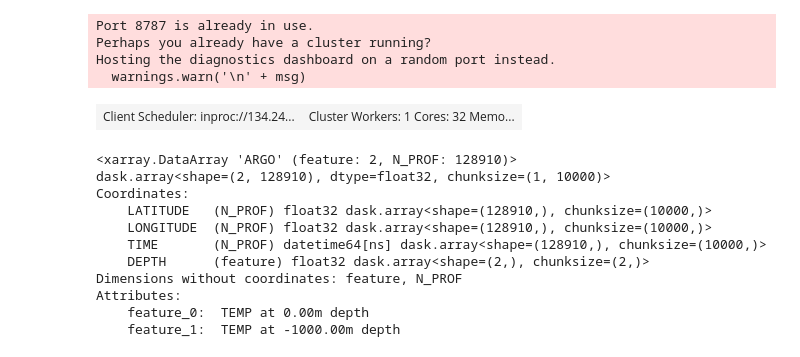
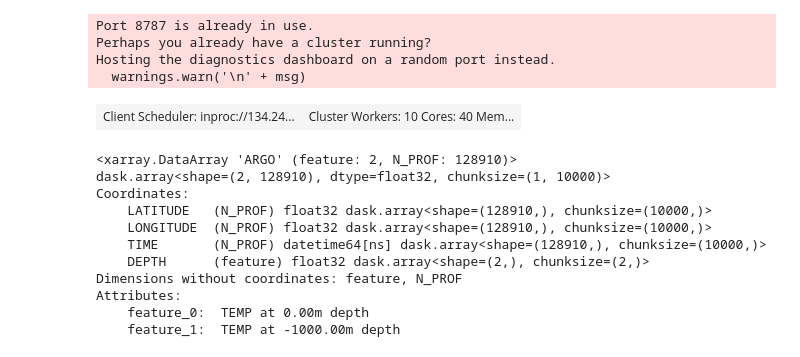
Before and after one commit to obidam/m2poc2019, a Jupyter notebook: practice/clustering/Untitled.ipynb, the cells around one changed output. Saved outputs shown, nothing was run; the diff lists cells and outputs as text; code cells hidden in the pictures.

```diff
--- a/practice/clustering/Untitled.ipynb
+++ b/practice/clustering/Untitled.ipynb
@@ -1,18 +1,18 @@
 # %%
 import xarray as xr
 from sklearn_xarray import wrap
 from dask_ml.preprocessing import StandardScaler
 import intake
 from dask.distributed import Client
-# client = Client("tcp://127.0.0.1:30730",processes=False)
-client = Client(processes=False)
+# client = Client(processes=False)
+client = Client(threads_per_worker=4, n_workers=10, processes=False)
 client
 # %% [output]
 Port 8787 is already in use.
 Perhaps you already have a cluster running?
 Hosting the diagnostics dashboard on a random port instead.
   warnings.warn('\n' + msg)
-| Client Scheduler: inproc://134.24... | Cluster Workers: 1 Cores: 32 Memo... |
+| Client Scheduler: inproc://134.24... | Cluster Workers: 10 Cores: 40 Mem... |
 # %%
 catalog_url = 'https://raw.githubusercontent.com/obidam/m2poc2019/master/m2poc_data_catalog.yml'
 ds = intake.Catalog(catalog_url).argo_global_homogeneous_sdl.read_chunked()
```
Also changed, not shown: parts of 4 cells of this notebook, 3 other files.
